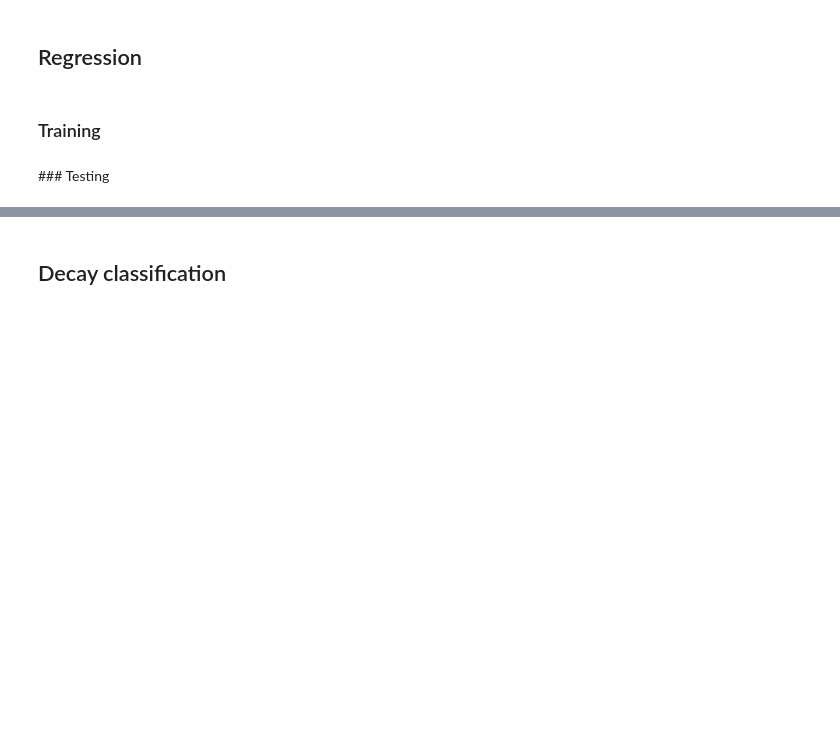
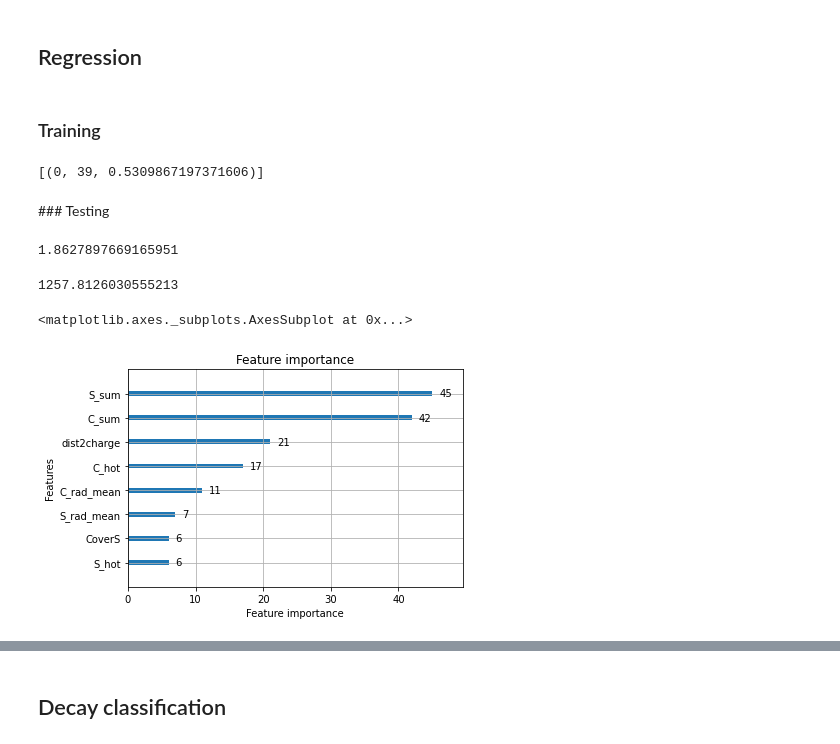
Before and after one commit to mollyhjorthjensen/DREAM, a Jupyter notebook: Analysis/machinelearning.ipynb, the cells around one changed output, grey strips where cells are left out. Cells and saved outputs as stored; diff of their text form; code cells hidden in the pictures; blank space fills up the shorter version.

```diff
--- a/Analysis/machinelearning.ipynb
+++ b/Analysis/machinelearning.ipynb
@@ -130,2 +166,18 @@ df_merged.head()
+# %%
+import itertools
+keys, values = zip(*params.items())
+param = [dict(zip(keys, v)) for v in itertools.product(*values)]
+# %%
+results = []
+for i in range(len(param)):
+    cv_results = lgb.cv(param[i], train_data_z, num_boost_round=500, early_stopping_rounds=20, seed=42, stratified=False)
+    results += [(i, len(cv_results['mape-mean']), cv_results['mape-mean'][-1])]
+# %%
+results.sort(key=lambda x: x[2])
+results
+# %% [output]
+[(0, 39, 0.5309867197371606)]
+# %%
+bst = lgb.train(param[results[0][0]], train_data_z, num_boost_round=results[0][1])
 # %% [markdown]
 ### Testing
@@ -131,0 +186,14 @@ df_merged.head()
+# %%
+np.mean(np.abs((z_test - z_pred) / z_test))
+# %% [output]
+1.8627897669165951
+# %%
+from sklearn.metrics import median_absolute_error
+median_absolute_error(z_test, z_pred)
+# %% [output]
+1257.8126030555213
+# %%
+lgb.plot_importance(bst)
+# %% [output]
+<matplotlib.axes._subplots.AxesSubplot at 0x...>
+[figure, added]
```
Also changed, not shown: parts of 22 cells of this notebook.
